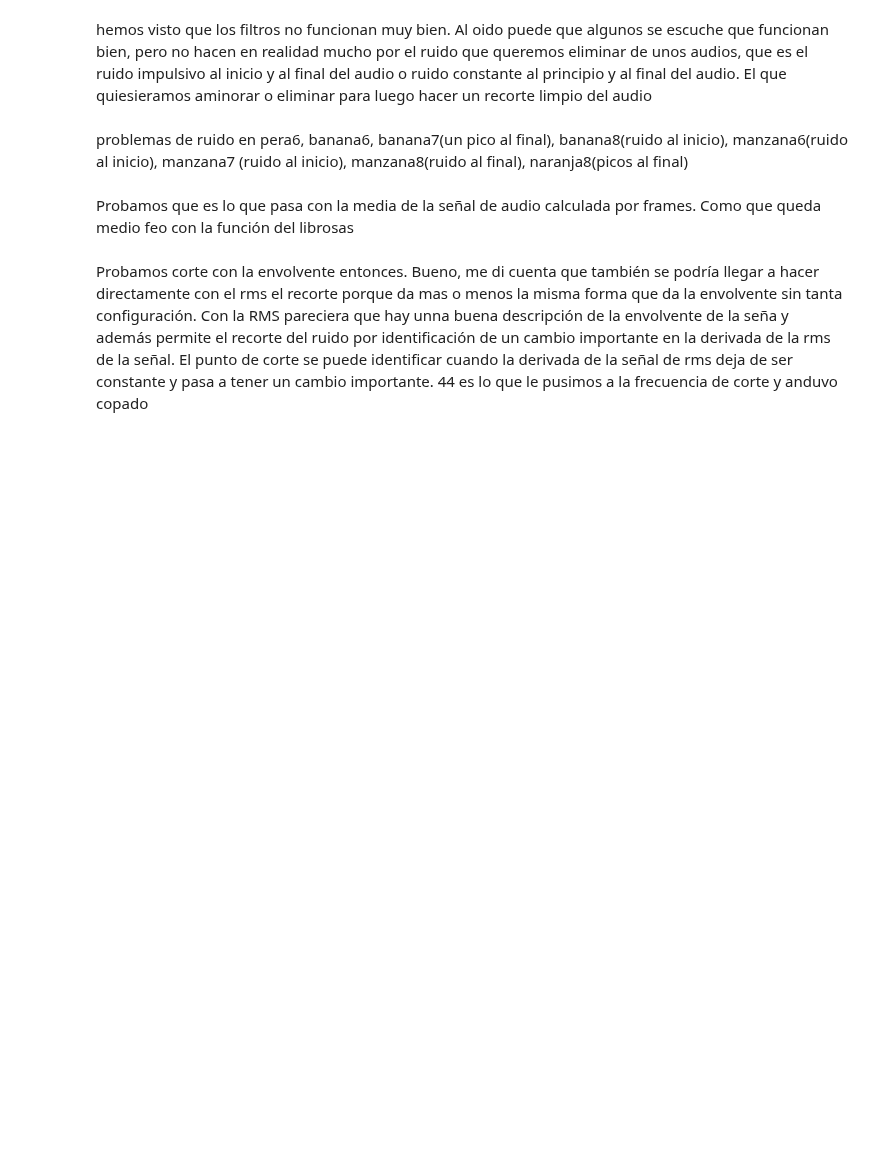
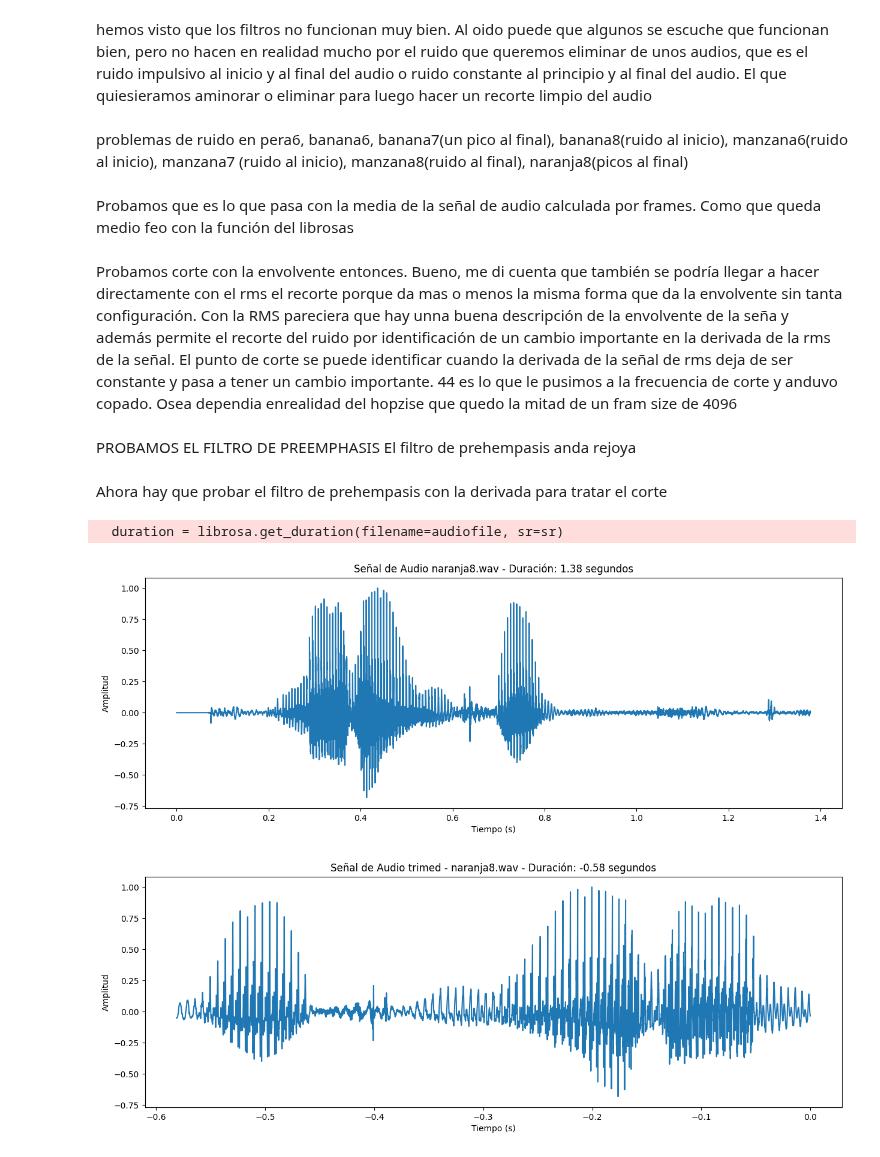
Before and after one commit to Juan2000-coder/Speech_Recognition, a Jupyter notebook: implemetation/first_aproximation/fetures.ipynb, the cells around one changed output. Saved outputs shown, nothing was run; the diff lists cells and outputs as text; code cells hidden in the pictures; blank space fills up the shorter version.

Commit message:
aplicación de preemphasis y cambio de la función de corte

```diff
--- a/implemetation/first_aproximation/fetures.ipynb
+++ b/implemetation/first_aproximation/fetures.ipynb
@@ -50,7 +54,16 @@ def load_audio(audiofile):
 # %%
-def rms(audio_in):
-    signal, sr, duration = load_audio(audio_in)
-    return librosa.feature.rms(y=signal, frame_length = FRAME_SIZE, hop_length = HOP_SIZE), duration
+def rms(signal):
+    return librosa.feature.rms(y=signal, frame_length = FRAME_SIZE, hop_length = HOP_SIZE)
+# %%
+def derivative(signal, duration):
+    signal = signal.reshape(-1,)
+    dy = np.gradient(signal, np.linspace(0, duration, len(signal)))
+    return dy
+# %%
+def normalize(signal):
+    peak = np.max(signal)
+    signal/=peak
+    return signal
 # %%
 def mean(audio_in):
     signal, sr, _ = load_audio(audio_in)
@@ -141,3 +149,7 @@ def smooth_envelope(audio, cutoff_frequency = 10.0):
     plt.legend()
     plt.tight_layout()
     plt.show()
+# %%
+def preemphasis(audio_in, audio_out, coef=0.97):
+    signal, sr, duration = load_audio(audio_in)
+    return np.append(signal[0], signal[1:] - coef * signal[:-1])
@@ -311,7 +361,10 @@ mean(audio)
 # %% [markdown]
 Probamos corte con la envolvente entonces.
-Bueno, me di cuenta que también se podría llegar a hacer directamente con el rms el recorte porque da mas o menos la misma forma que da la envolvente sin tanta configuración. Con la RMS pareciera que hay unna buena descripción de la envolvente de la seña y además permite el recorte del ruido por identificación de un cambio importante en la derivada de la rms de la señal. El punto de corte se puede identificar cuando la derivada de la señal de rms deja de ser constante y pasa a tener un cambio importante. 44 es lo que le pusimos a la frecuencia de corte y anduvo copado
+Bueno, me di cuenta que también se podría llegar a hacer directamente con el rms el recorte porque da mas o menos la misma forma que da la envolvente sin tanta configuración. Con la RMS pareciera que hay unna buena descripción de la envolvente de la seña y además permite el recorte del ruido por identificación de un cambio importante en la derivada de la rms de la señal. El punto de corte se puede identificar cuando la derivada de la señal de rms deja de ser constante y pasa a tener un cambio importante. 44 es lo que le pusimos a la frecuencia de corte y anduvo copado. Osea dependia enrealidad del hopzise que quedo la mitad de un fram size de 4096
 # %%
 audio = audios['pera'][6]
 plot_audio(audio)
 smooth_envelope(audio, cutoff_frequency = 44)
+# %% [markdown]
+PROBAMOS EL FILTRO DE PREEMPHASIS
+El filtro de prehempasis anda rejoya
@@ -317,0 +378,53 @@ smooth_envelope(audio, cutoff_frequency = 44)
+# %% [markdown]
+Ahora hay que probar el filtro de prehempasis con la derivada para tratar el corte
+# %%
+indice = 8
+fruit = 'naranja'
+umbral = 0.35
+
+audio_in = audios[fruit][indice]
+audio_out = processed[fruit][indice]
+signal,sr,_ = load_audio(audio_in)
+
+audio_vector = time_vector(audio_in)
+
+
+filtered = preemphasis(audio_in, audio_out, 0.975)
+rms_signal, duration = rms(audio_out)
+
+rms_signal = normalize(rms_signal)
+drms = normalize(derivative(rms_signal, duration))
+
+drms_vector = np.linspace(0, duration, len(drms))
+
+
+left_index = np.argmax(np.abs(drms) > umbral) - 1
+rigth_index = len(drms) - 1 - np.argmax(np.abs(np.flip(drms)) > umbral) + 1
+
+left_time = drms_vector[left_index]
+rigth_time = drms_vector[rigth_index]
+
+
+mask_vector = audio_vector >= left_time
+audio_vector = audio_vector[mask_vector]
+
+trimed_signal = signal[mask_vector]
+
+mask_vector = audio_vector <= rigth_time
+audio_vector = audio_vector[mask_vector]
+trimed_signal = trimed_signal[mask_vector]
+
+sf.write(audio_out,trimed_signal,sr)
+# Seleccionar la porción de la señal entre los índices encontrados
+#trimed = drms[left_index:rigth_index + 1]
+
+
+plot_audio(audio_in)
+#plot_signal(rms_signal.reshape(-1,1), duration, "rms")
+#plot_signal(drms, duration, 'drms/dt')
+#plot_signal(trimed, left_time-rigth_time, 'trimed')
+plot_signal(trimed_signal, left_time-rigth_time, f"trimed - {os.path.basename(audio_in)}")
+# %% [output]
+  duration = librosa.get_duration(filename=audiofile, sr=sr)
+[figure, added]
+[figure, added]
```
Also changed, not shown: parts of 9 cells of this notebook, 6 other files.
